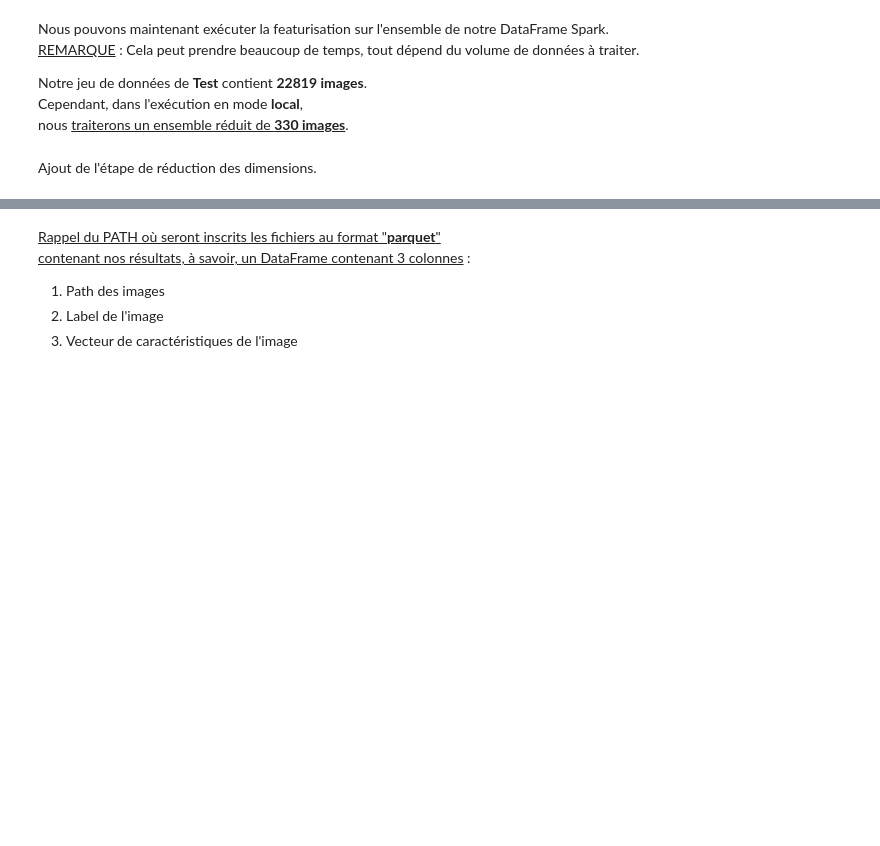
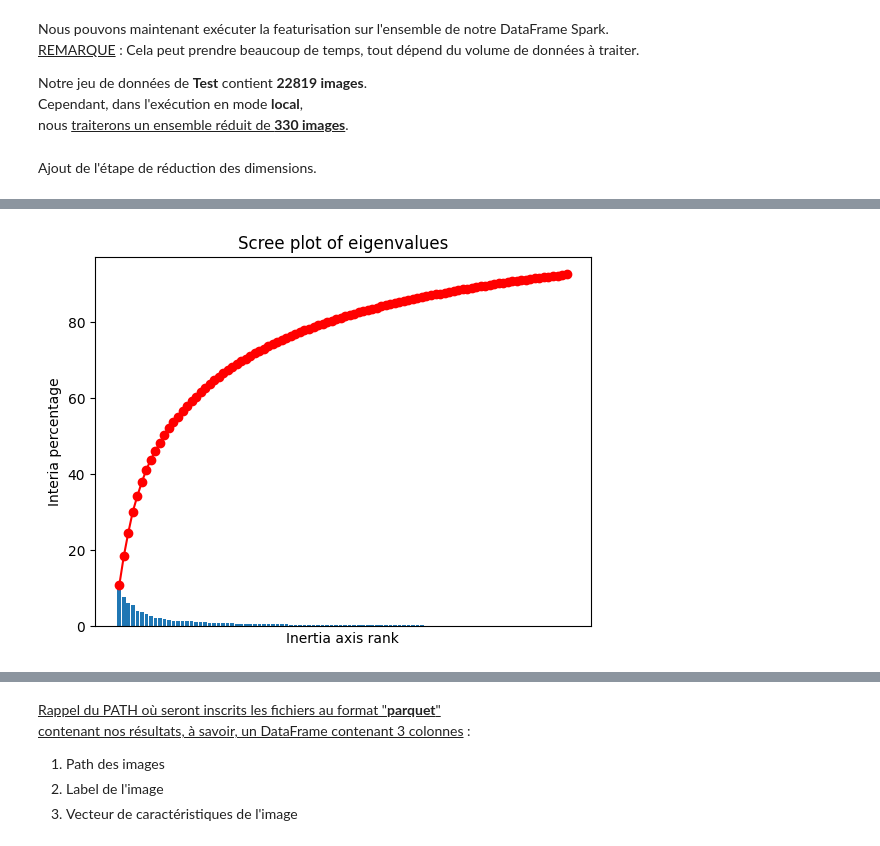
Before and after one commit to Unipto/DS_9, a Jupyter notebook: Mode_operatoire/P9_Notebook_Linux_EMR_PySpark_V1.0.ipynb, the cells around one changed output, grey strips where cells are left out. Drawn from its saved outputs; the diff is of its cells as text; code cells hidden in the pictures; blank space fills up the shorter version.

```diff
--- a/Mode_operatoire/P9_Notebook_Linux_EMR_PySpark_V1.0.ipynb
+++ b/Mode_operatoire/P9_Notebook_Linux_EMR_PySpark_V1.0.ipynb
@@ -607,0 +585,25 @@ To enable the following instructions: AVX2 FMA, in other operations, rebuild Ten
+# %%
+n_components = 100
+# %%
+features_vec_df = features_df.withColumn("features_vec", array_to_vector("features"))
+
+scaler = StandardScaler(
+    inputCol="features_vec",
+    outputCol="scaled_features_vec",
+    withStd=True,
+    withMean=True
+)
+scaler_model = scaler.fit(features_vec_df)
+features_scaled_df = scaler_model.transform(features_vec_df)
+
+pca = PCA(
+    k=n_components,
+    inputCol="features_vec",
+    outputCol="pca_features"
+)
+
+pca_model = pca.fit(features_scaled_df)
+
+pca_df = pca_model.transform(features_scaled_df)
+explained_variance = np.array(pca_model.explainedVariance.toArray())
+components = pca_model.pc.toArray().T
@@ -607,0 +628,16 @@ To enable the following instructions: AVX2 FMA, in other operations, rebuild Ten
+# %%
+import matplotlib.pyplot as plt
+
+scree = np.round(explained_variance * 100, 2)
+scree_cum = np.round(scree.cumsum(), 2)
+x_list = [f"PC{i+1}" for i in range(len(explained_variance))]
+
+plt.bar(x_list, scree)
+plt.plot(x_list, scree_cum,c="red",marker='o')
+plt.xlabel("Inertia axis rank")
+plt.xticks([])
+plt.ylabel("Interia percentage")
+plt.title("Scree plot of eigenvalues")
+plt.show(block=False)
+# %% [output]
+[figure, added]
```
Also changed, not shown: parts of 16 cells of this notebook.
